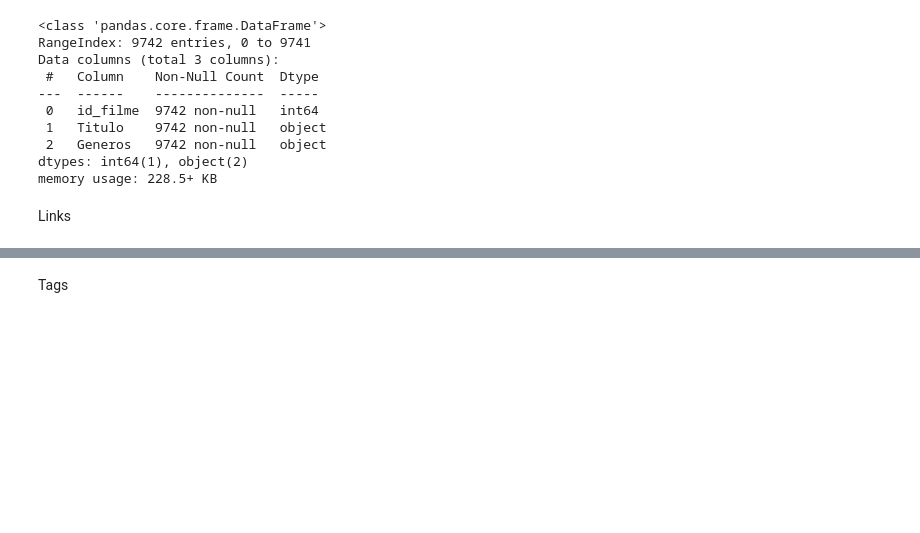
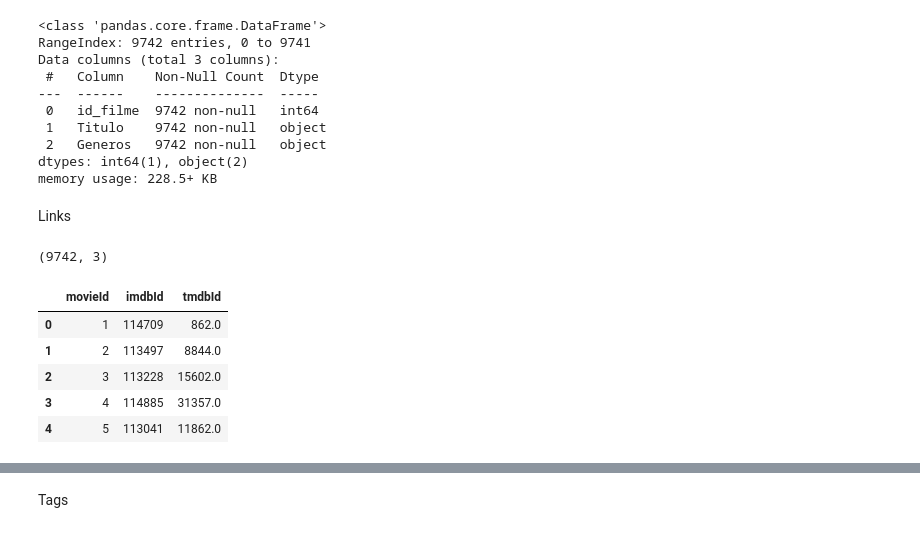
Before and after one commit to RobsonGFerrarezi/TrabalhoAmbientesInteligentes_N2_GRUPO2, a Jupyter notebook: TrabalhoN2_AmbientesInteligentes_Grupo2.ipynb, the cells around one changed output, grey strips where cells are left out. Saved outputs shown, nothing was run; the diff lists cells and outputs as text; code cells hidden in the pictures; blank space fills up the shorter version.

Commit message:
1 d) e base links
Adicao das duas questoes sobre a base links e resolucao da 1 a)

```diff
--- a/TrabalhoN2_AmbientesInteligentes_Grupo2.ipynb
+++ b/TrabalhoN2_AmbientesInteligentes_Grupo2.ipynb
@@ -111,0 +109,14 @@ Links
+# %%
+# Verificando Linhas, Colunas
+links.shape
+# %% [output]
+(9742, 3)
+# %%
+links.head()
+# %% [output]
+|  | movieId | imdbId | tmdbId |
+| 0 | 1 | 114709 | 862.0 |
+| 1 | 2 | 113497 | 8844.0 |
+| 2 | 3 | 113228 | 15602.0 |
+| 3 | 4 | 114885 | 31357.0 |
+| 4 | 5 | 113041 | 11862.0 |
```
Also changed, not shown: parts of 19 cells of this notebook.
